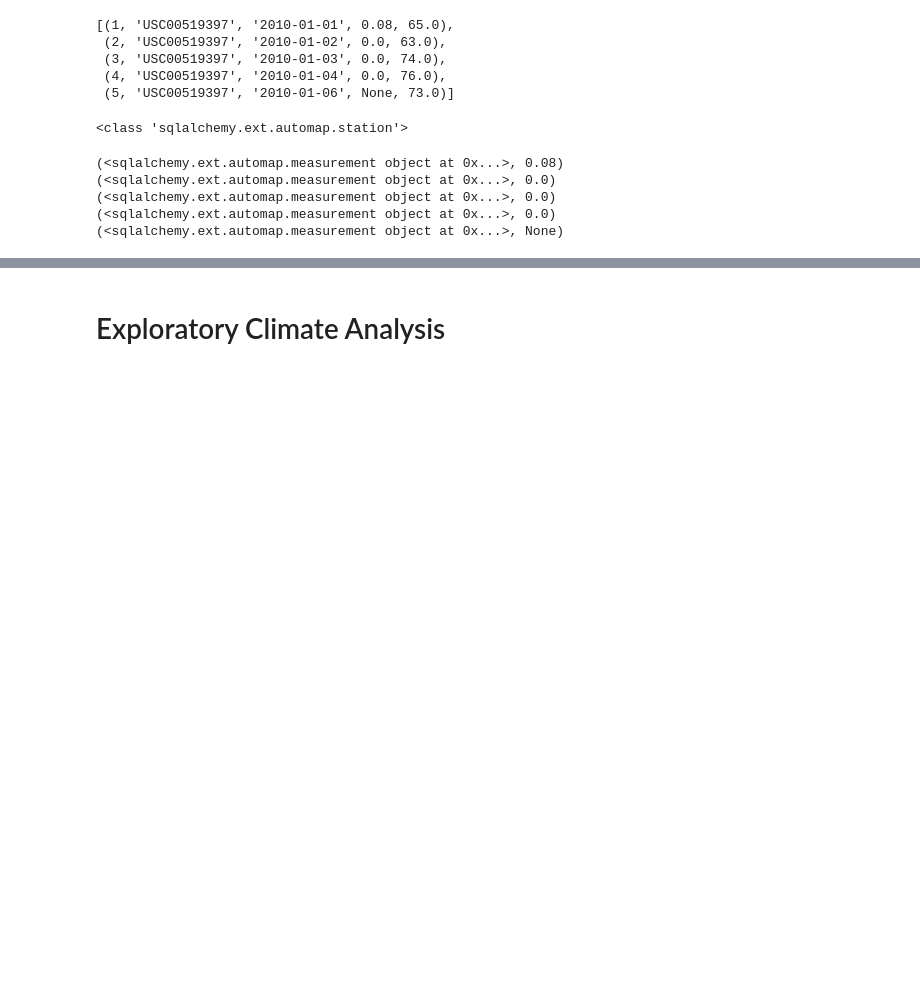
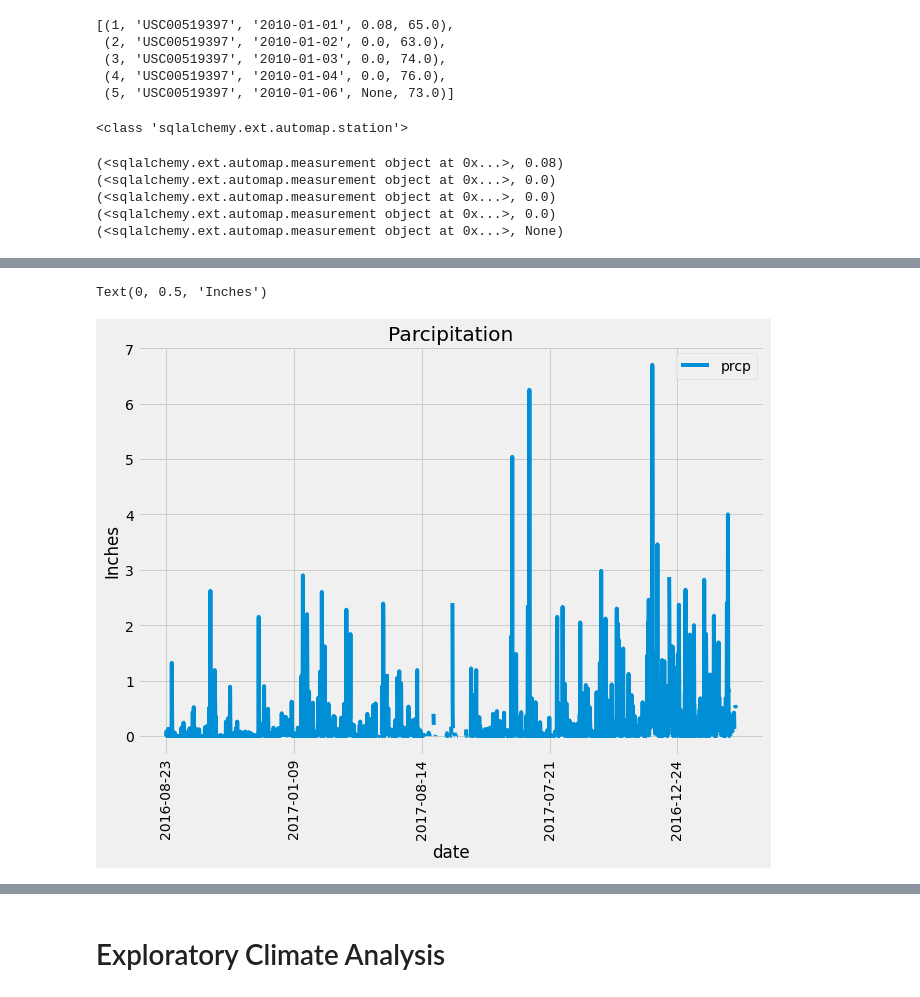
Before and after one commit to Rob397/sqlalchemy-challenge, a Jupyter notebook: climate_starter.ipynb, the cells around one changed output, grey strips where cells are left out. Saved outputs shown, nothing was run; the diff lists cells and outputs as text; code cells hidden in the pictures; blank space fills up the shorter version.

```diff
--- a/climate_starter.ipynb
+++ b/climate_starter.ipynb
@@ -88,3 +88,35 @@ for row in session.query(measurement, measurement.prcp).limit(5).all():
 (<sqlalchemy.ext.automap.measurement object at 0x...>, 0.0)
 (<sqlalchemy.ext.automap.measurement object at 0x...>, 0.0)
 (<sqlalchemy.ext.automap.measurement object at 0x...>, None)
+# %%
+# Design a query to retrieve the last 12 months of precipitation data and plot the results
+# Calculate the date 1 year ago from the last data point in the database
+prev_year = dt.date(2017, 8, 23) - dt.timedelta(days=365)
+
+# Perform a query to retrieve the data and precipitation scores
+results = session.query(measurement.date, measurement.prcp).filter(measurement.date >= prev_year).all()
+
+# Unpack the pricipitation and dates from the results and save into separate lists
+
+prcp = [result[0] for result in results[:-1]]
+
+
+dates = [(result[1]) for result in results[:-1]]
+
+# print(results)
+# results[-1]
+# %%
+# Save the query results as a Pandas DataFrame and set the index to the date column
+df = pd.DataFrame(results[:-1], columns=['date', 'prcp'])
+df.set_index(df["date"] , inplace=True, )
+df.sort_index()
+
+
+# Use Pandas Plotting with Matplotlib to plot the data
+# df.plot.bar(x=df['prcp'], y=index, **kwargs)
+# ax = df.plot.bar(x='date', y='prcp', rot=90,figsize=(10, 7))
+
+# plt.title("Parcipitation")
+# plt.xlabel("date")
+# plt.ylabel("Inches")
+# ax.set_xticklabels(dates)
@@ -90,0 +145,10 @@ for row in session.query(measurement, measurement.prcp).limit(5).all():
+# %%
+
+df.plot(rot=90,figsize=(10, 7))
+
+plt.title("Parcipitation")
+plt.xlabel("date")
+plt.ylabel("Inches")
+# %% [output]
+Text(0, 0.5, 'Inches')
+[figure, added]
```
Also changed, not shown: parts of 6 cells of this notebook.
